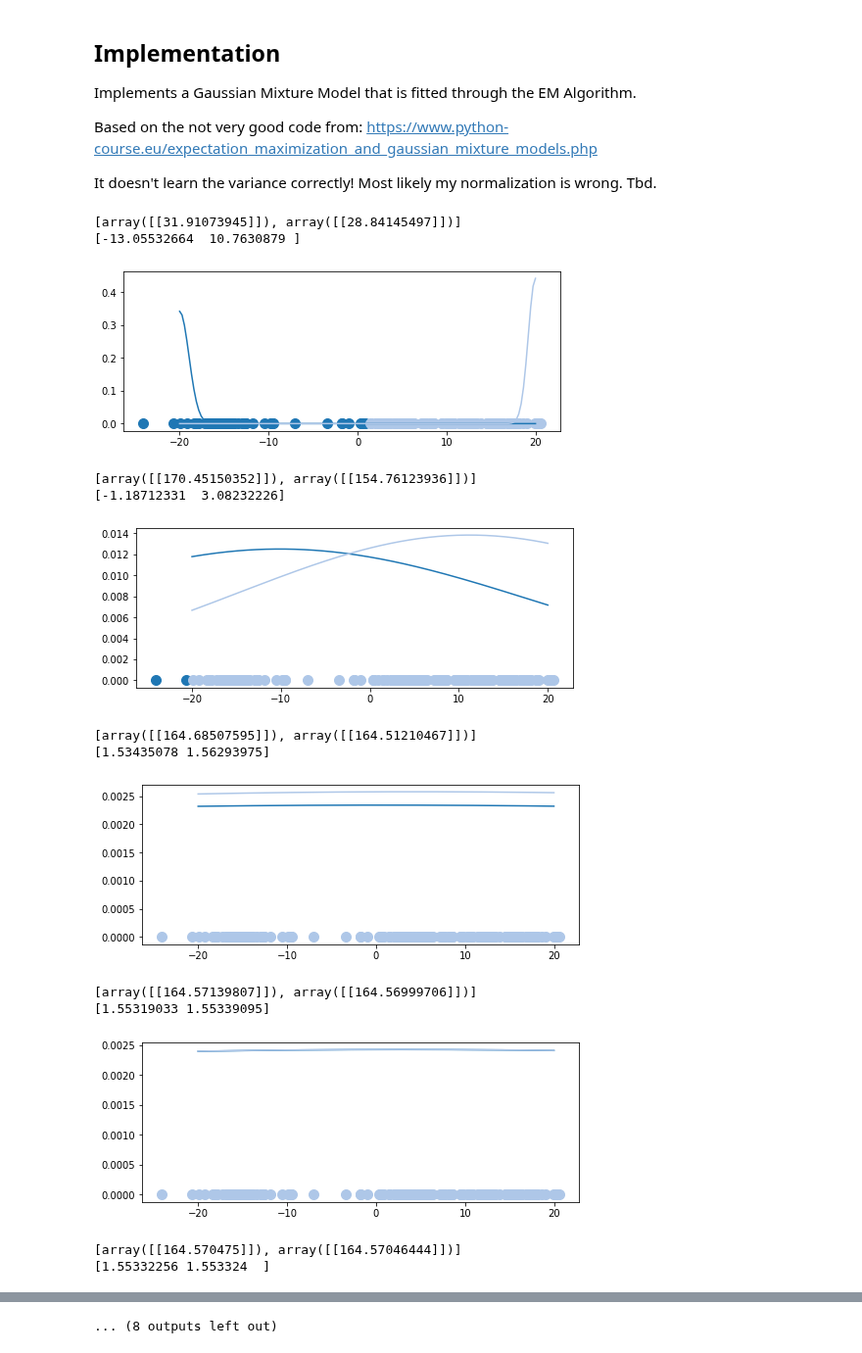
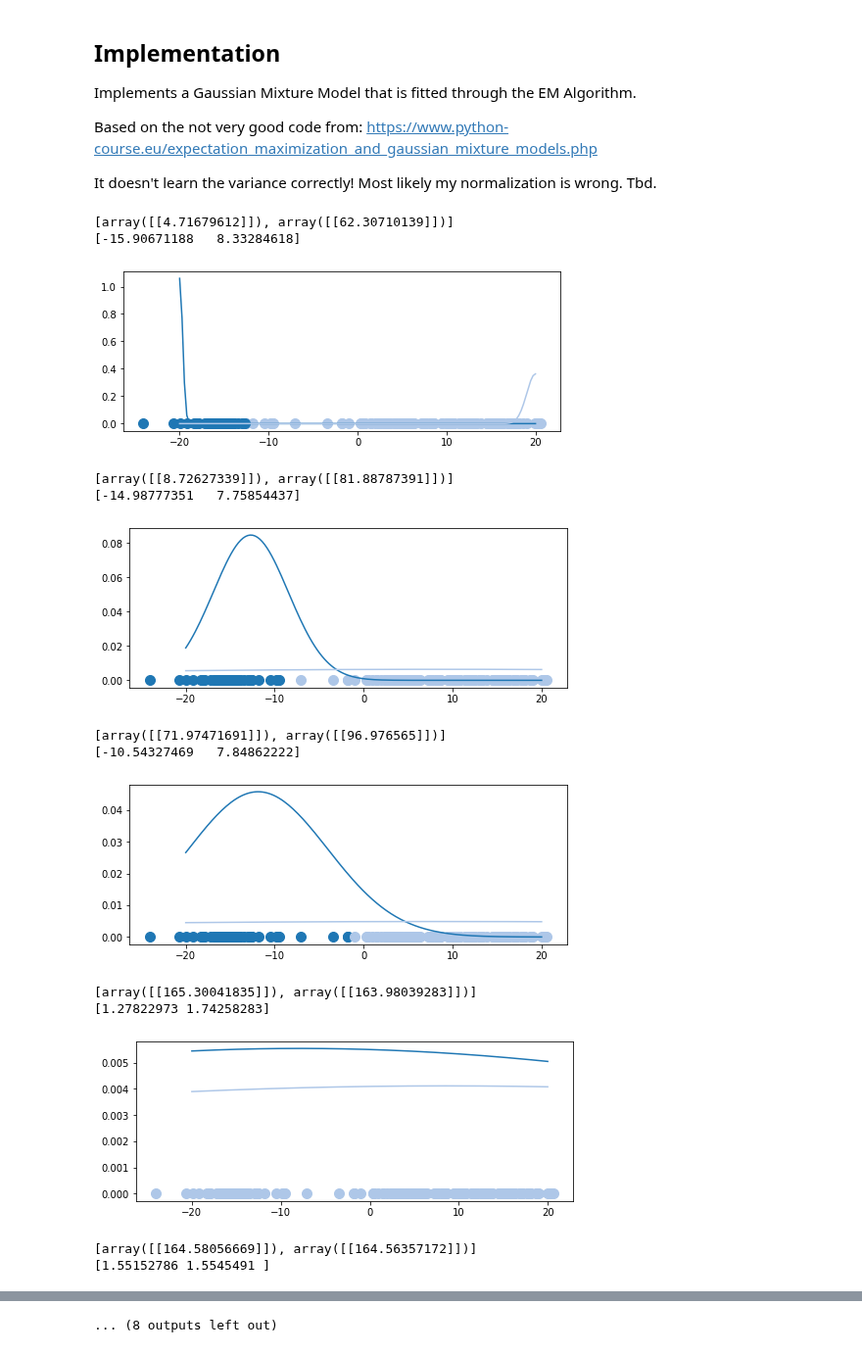
Before and after one commit to jpbm/probabilism, a Jupyter notebook: Algorithms - Expectation Maximization.ipynb, the cells around one changed output, grey strips where cells are left out. Shown at 98% size. Cells and saved outputs as stored; diff of their text form; code cells hidden in the pictures.

```diff
--- a/Algorithms - Expectation Maximization.ipynb
+++ b/Algorithms - Expectation Maximization.ipynb
@@ -163,45 +163,45 @@ class GM1D:
 
             """update var_c"""
             var_c = []
 
             for c in range(len(r[0])):
                 var_c.append((1/m_c[c])*np.dot(
                     ((np.array(r[:,c]).reshape(len(self.X),1))*(self.X.reshape(len(self.X),1)-self.mu[c])).T,
                     (self.X.reshape(len(self.X),1)-self.mu[c])))
 
             self.var = [var[0] for var in var_c]
             print(var_c)
             print(self.mu)
 
 
 
             plt.show()
 
 
 
 X = np.linspace(-10,10,num=50)
 X0 = X*np.random.rand(len(X))+15 # Create data cluster 1
 X1 = X*np.random.rand(len(X))-15 # Create data cluster 2
-#X2 = X*np.random.rand(len(X))+5 # Create data cluster 3
+X2 = X*np.random.rand(len(X))+5 # Create data cluster 3
 #X3 = X*np.random.rand(len(X)) # Create data cluster 4
 X_tot = np.stack((X0,X1,X2)).flatten() # Combine the clusters to get the random datapoints from above
 
 
 
 GM1D = GM1D(n_clusters=2)
 GM1D.fit(X=X_tot,iterations=10)
 # %% [output]
-[array([[31.91073945]]), array([[28.84145497]])]
-[-13.05532664  10.7630879 ]
+[array([[4.71679612]]), array([[62.30710139]])]
+[-15.90671188   8.33284618]
-[figure, old version]
+[figure, new version]
-[array([[170.45150352]]), array([[154.76123936]])]
-[-1.18712331  3.08232226]
+[array([[8.72627339]]), array([[81.88787391]])]
+[-14.98777351   7.75854437]
-[figure, old version]
+[figure, new version]
-[array([[164.68507595]]), array([[164.51210467]])]
-[1.53435078 1.56293975]
+[array([[71.97471691]]), array([[96.976565]])]
+[-10.54327469   7.84862222]
-[figure, old version]
+[figure, new version]
-[array([[164.57139807]]), array([[164.56999706]])]
-[1.55319033 1.55339095]
+[array([[165.30041835]]), array([[163.98039283]])]
+[1.27822973 1.74258283]
-[figure, old version]
+[figure, new version]
-[array([[164.570475]]), array([[164.57046444]])]
-[1.55332256 1.553324  ]
+[array([[164.58056669]]), array([[164.56357172]])]
+[1.55152786 1.5545491 ]
```
Also changed, not shown: parts of 1 cell of this notebook.
